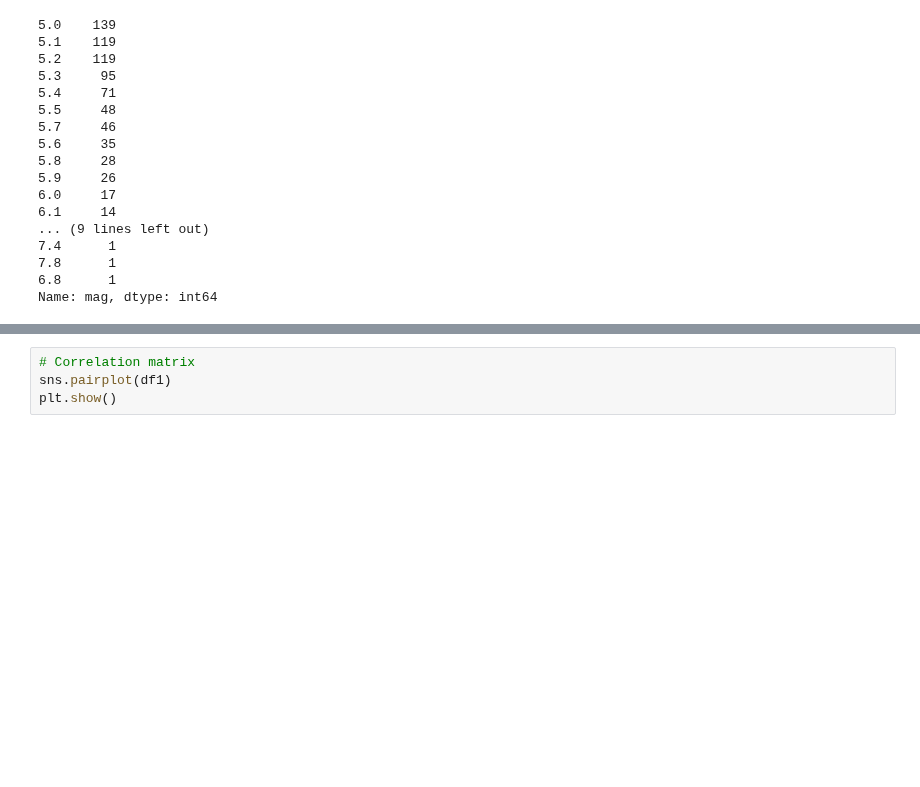
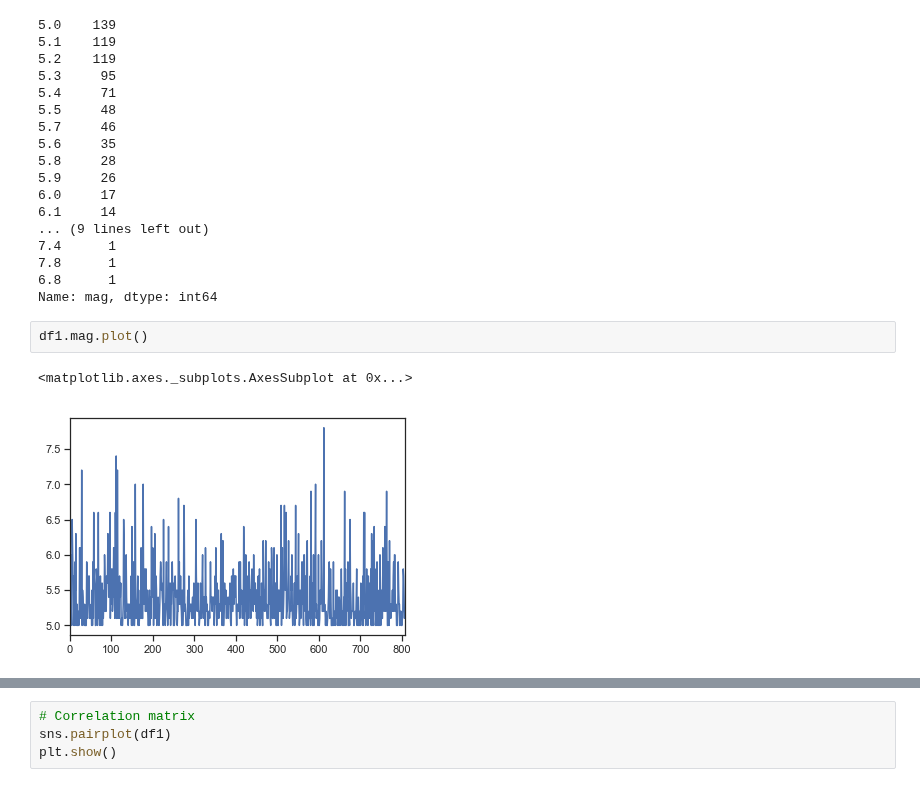
Before and after one commit to labs13-quake-viewer/ds-notebooks, a Jupyter notebook: Earthquake Prediction Model.ipynb, the cells around one changed output, grey strips where cells are left out. Drawn from its saved outputs; the diff is of its cells as text; blank space fills up the shorter version.

```diff
--- a/Earthquake Prediction Model.ipynb
+++ b/Earthquake Prediction Model.ipynb
@@ -166,4 +136,9 @@ df1.mag.value_counts()
 7.8      1
 6.8      1
 Name: mag, dtype: int64
+# %%
+df1.mag.plot()
+# %% [output]
+<matplotlib.axes._subplots.AxesSubplot at 0x...>
+[figure, added]
 # %%
```
Also changed, not shown: parts of 17 cells of this notebook.
